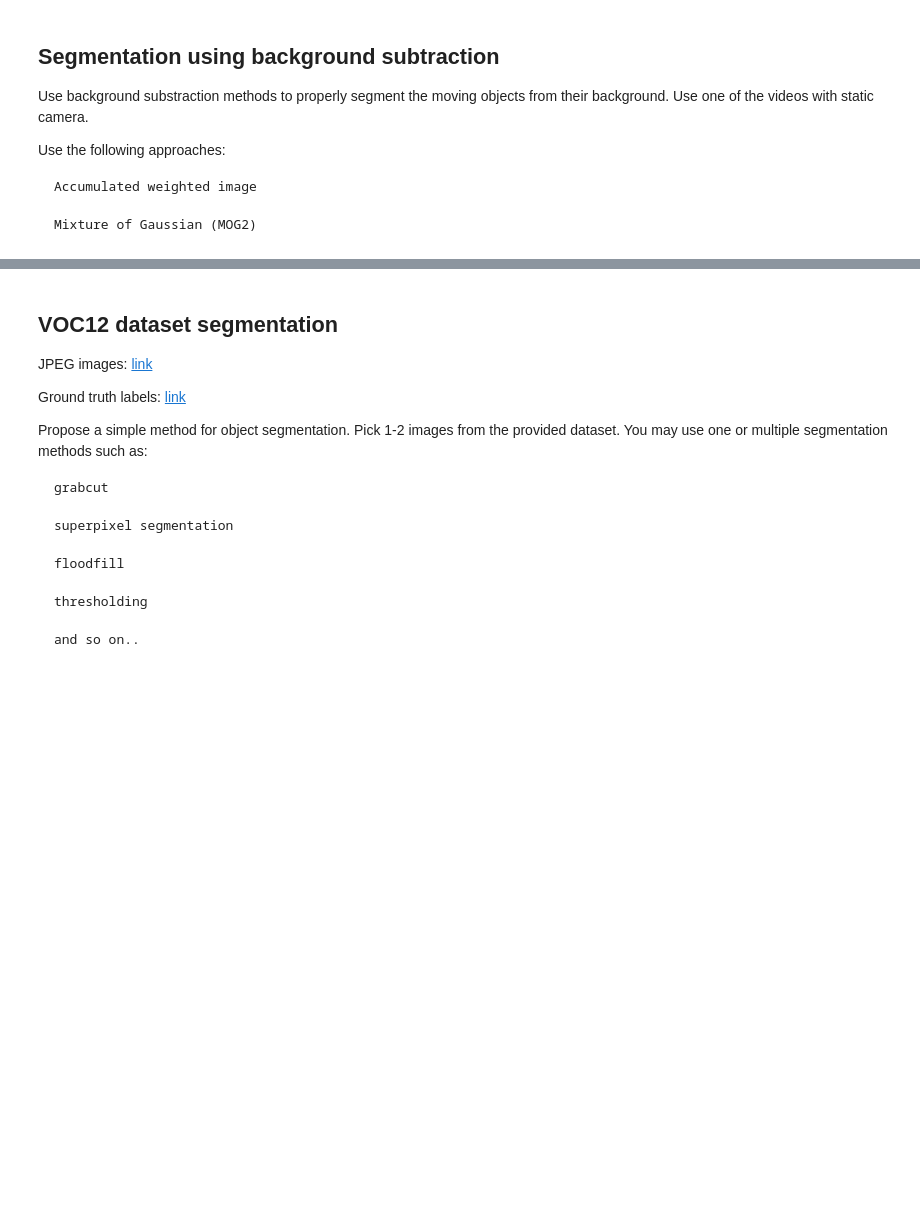
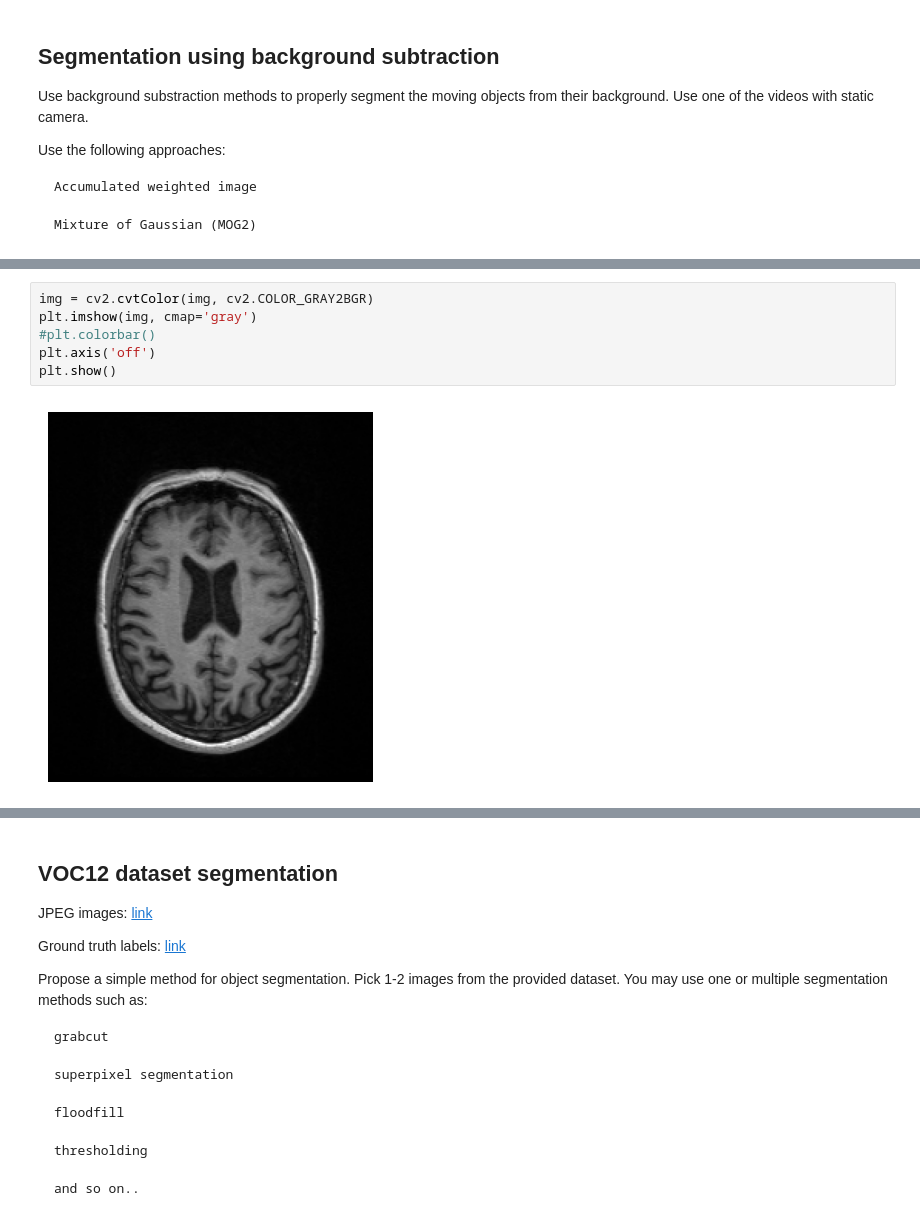
Before and after one commit to Matovic/optical-flow-motion-tracking-segmentation, a Jupyter notebook: src/zadanie3.ipynb, the cells around one changed output, grey strips where cells are left out. Saved outputs shown, nothing was run; the diff lists cells and outputs as text; blank space fills up the shorter version.

```diff
--- a/src/zadanie3.ipynb
+++ b/src/zadanie3.ipynb
@@ -339,0 +435,8 @@ An example of GrabCut algorithm: link (note: This example uses a defined rectang
+# %%
+img = cv2.cvtColor(img, cv2.COLOR_GRAY2BGR)
+plt.imshow(img, cmap='gray')
+#plt.colorbar()
+plt.axis('off')
+plt.show()
+# %% [output]
+[figure, added]
```
Also changed, not shown: parts of 13 cells of this notebook.
